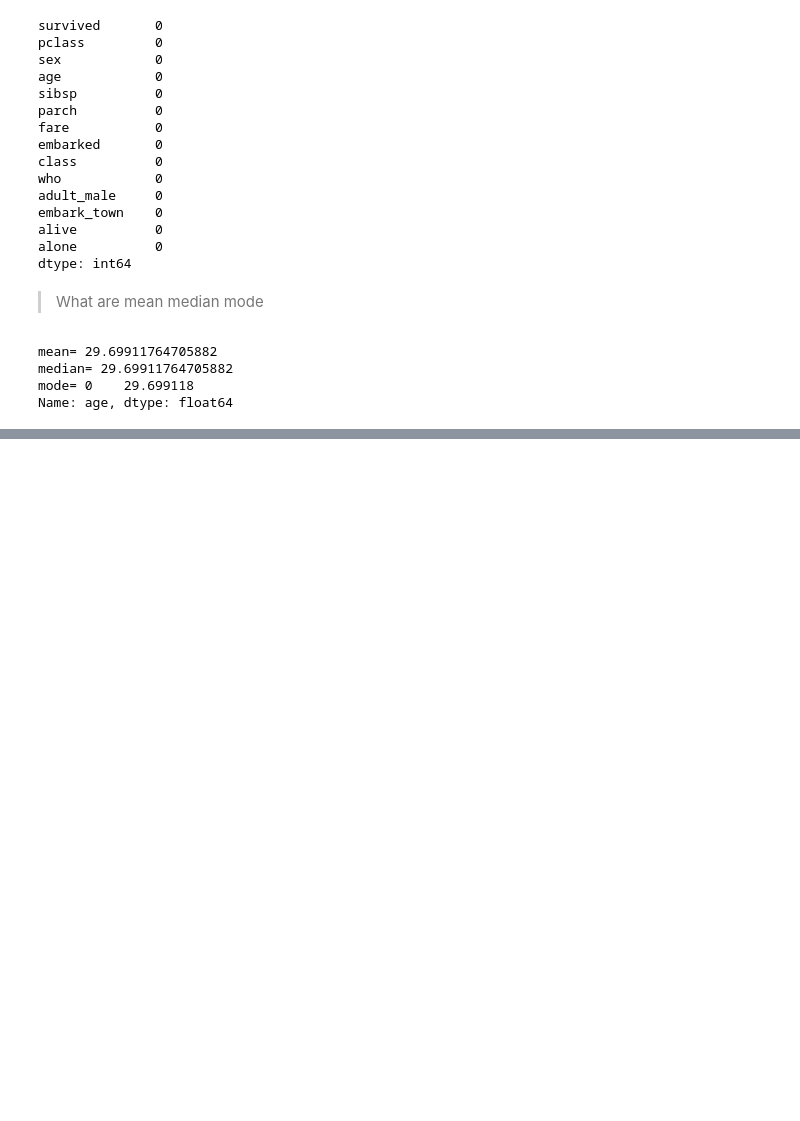
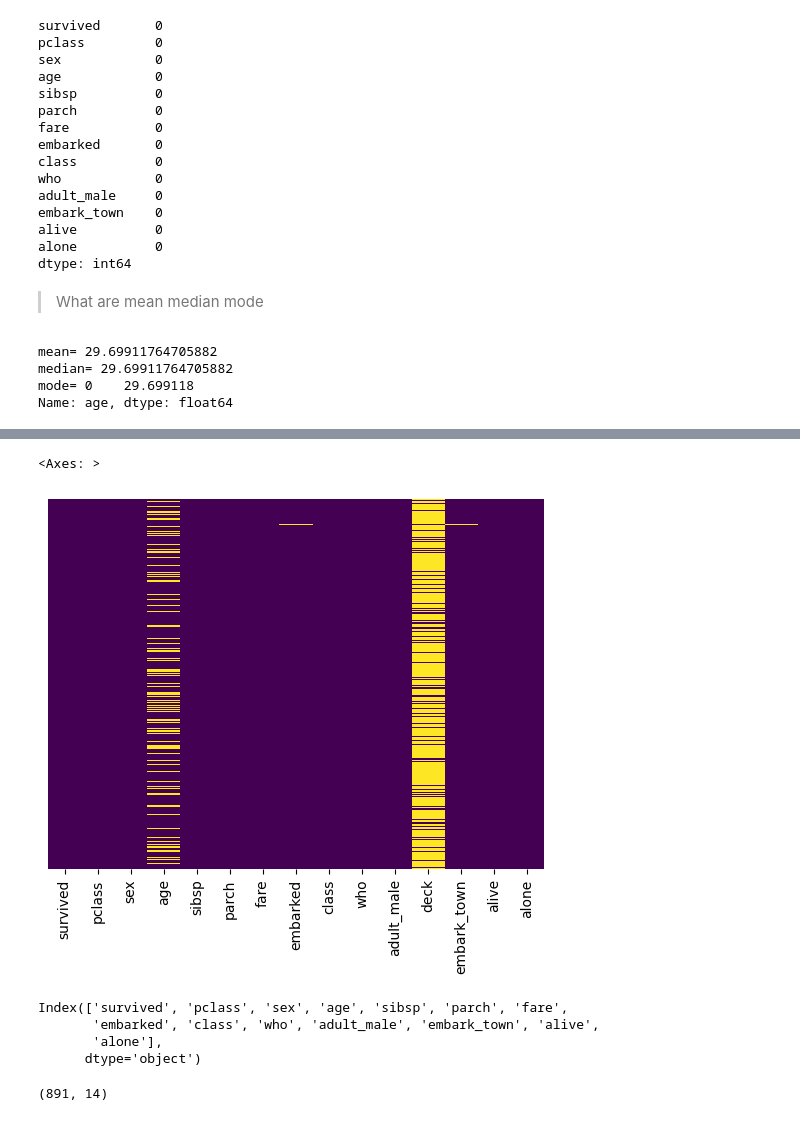
Before and after one commit to mursaleen-sengr/EDA_Practice, a Jupyter notebook: EDA.ipynb, the cells around one changed output, grey strips where cells are left out. Drawn from its saved outputs; the diff is of its cells as text; code cells hidden in the pictures; blank space fills up the shorter version.

```diff
--- a/EDA.ipynb
+++ b/EDA.ipynb
@@ -217,0 +244,2 @@ Name: age, dtype: float64
+# %%
+df=sns.load_dataset('titanic')
@@ -217,0 +358,6 @@ Name: age, dtype: float64
+# %%
+#visualizing the nan values
+sns.heatmap(df.isnull(),yticklabels=False,cbar=False,cmap='viridis')
+# %% [output]
+<Axes: >
+[figure, added]
@@ -217,0 +366,11 @@ Name: age, dtype: float64
+# %%
+df.columns
+# %% [output]
+Index(['survived', 'pclass', 'sex', 'age', 'sibsp', 'parch', 'fare',
+       'embarked', 'class', 'who', 'adult_male', 'embark_town', 'alive',
+       'alone'],
+      dtype='object')
+# %%
+df.shape
+# %% [output]
+(891, 14)
```
Also changed, not shown: parts of 13 cells of this notebook.
